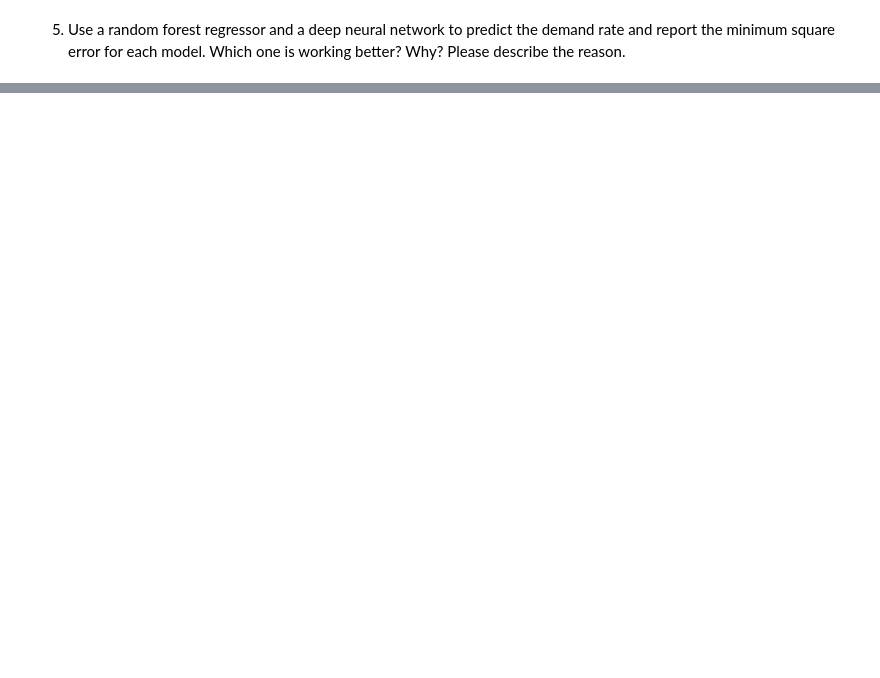
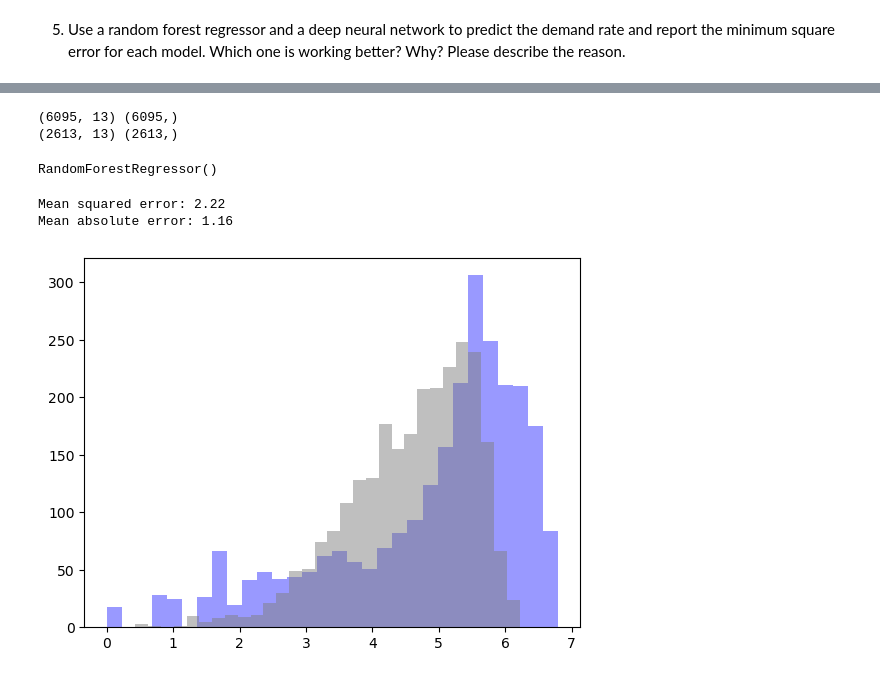
Before and after one commit to UChisom/ml_time_series_analysis, a Jupyter notebook: db_time_series_analysis.ipynb, the cells around one changed output, grey strips where cells are left out. Drawn from its saved outputs; the diff is of its cells as text; code cells hidden in the pictures; blank space fills up the shorter version.

```diff
--- a/db_time_series_analysis.ipynb
+++ b/db_time_series_analysis.ipynb
@@ -866,0 +939,11 @@ import numpy as np
+# %%
+obj_column = ['season', 'temp_category', 'weather_code']
+
+# loop through the list to get dummies for each column
+for item in obj_column:
+    X_new = pd.get_dummies(df[item])
+    X_df = pd.concat([X_df, X_new], axis=1)
+
+X_df = X_df.drop(columns=obj_column)
+X_df.rename(columns = {1:'one', 2:'two', 3:'three', 4:'four'}, inplace=True)
+X_df.head()
@@ -866,0 +957,34 @@ import numpy as np
+# %%
+X = X_df.values
+y = df.demand.values
+
+# split the data with 30% as test set
+train_size = int(0.7*df.shape[0])
+X_train = X[:train_size]
+X_test = X[train_size:]
+y_train = y[:train_size]
+y_test = y[train_size:]
+
+print(X_train.shape, y_train.shape)
+print(X_test.shape, y_test.shape)
+# %% [output]
+(6095, 13) (6095,)
+(2613, 13) (2613,)
+# %%
+forest_model = RandomForestRegressor()
+forest_model.fit(X_train, y_train)
+# %% [output]
+RandomForestRegressor()
+# %%
+predictions = forest_model.predict(X_test)
+# %%
+print('Mean squared error: %.2f' % mean_squared_error(y_test, predictions))
+print('Mean absolute error: %.2f' % mean_absolute_error(y_test, predictions))
+# %% [output]
+Mean squared error: 2.22
+Mean absolute error: 1.16
+# %%
+plt.hist(y_test, bins =30, alpha=0.4, color='blue')
+plt.hist(predictions, bins =30, alpha=0.5, color='grey');
+# %% [output]
+[figure, added]
```
Also changed, not shown: parts of 54 cells of this notebook, 1 other file.
